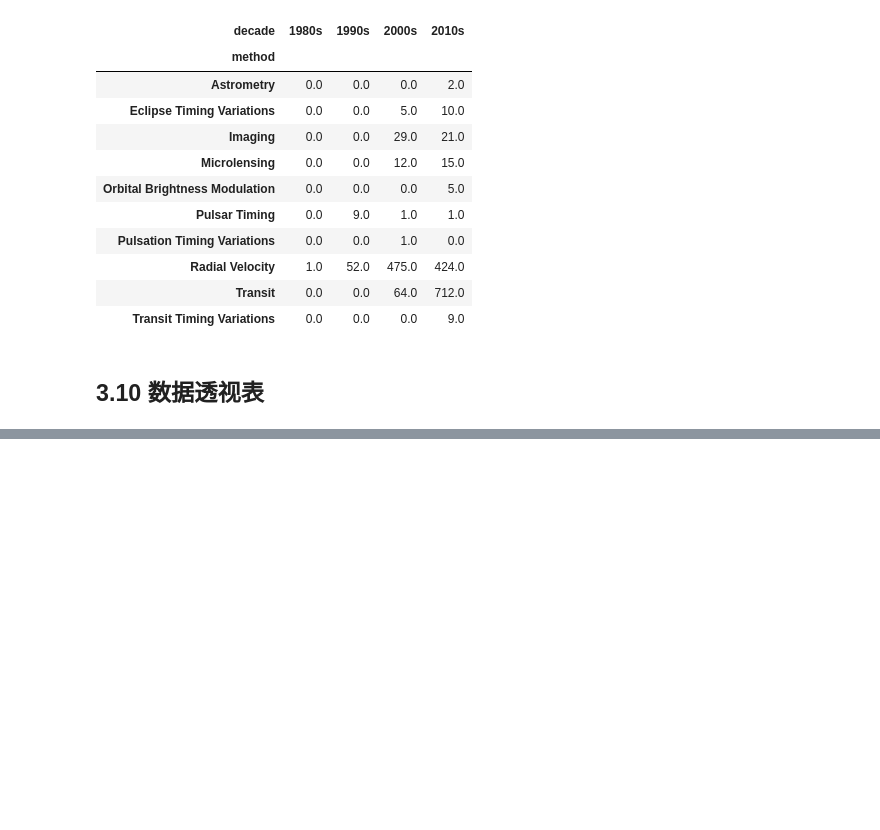
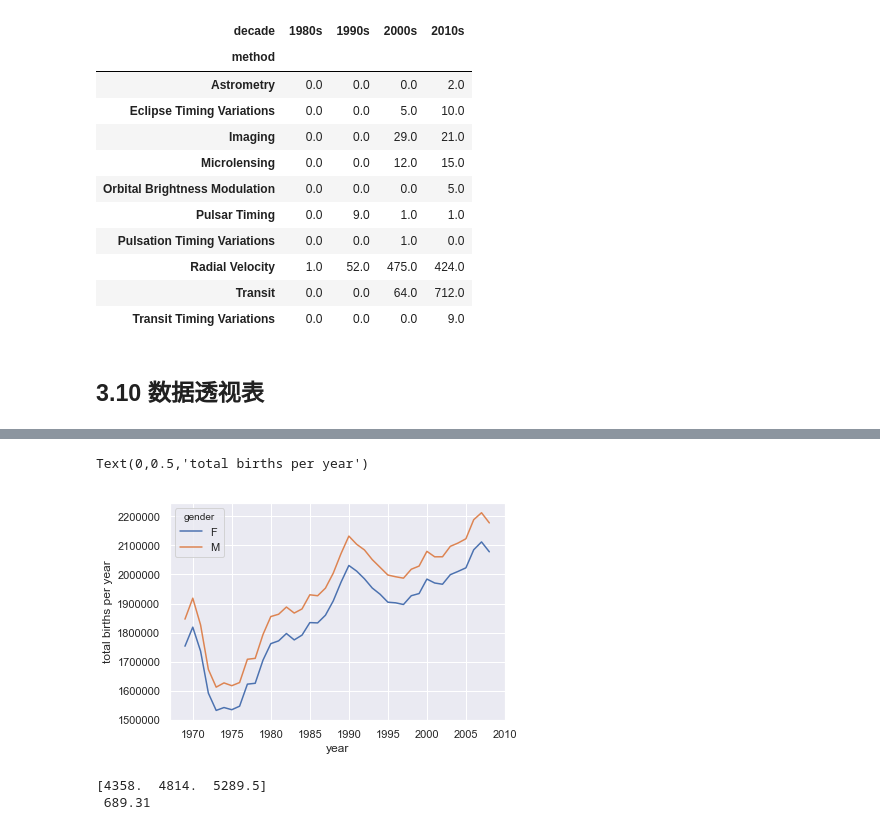
Before and after one commit to Alexzsh/PythonTrick, a Jupyter notebook: np & plt.ipynb, the cells around one changed output, grey strips where cells are left out. Drawn from its saved outputs; the diff is of its cells as text; code cells hidden in the pictures; blank space fills up the shorter version.

```diff
--- a/np & plt.ipynb
+++ b/np & plt.ipynb
@@ -2593,0 +2711,3 @@ planets.groupby(['method',decade])['number'].sum().unstack().fillna(0)
+# %%
+births=pd.read_csv('DataSciData/births.csv')
+births.head()
@@ -2593,0 +2721,3 @@ planets.groupby(['method',decade])['number'].sum().unstack().fillna(0)
+# %%
+births['decade']=10*(births['year']//10)
+births.pivot_table('births',index='decade',columns='gender',aggfunc='sum')
@@ -2593,0 +2732,18 @@ planets.groupby(['method',decade])['number'].sum().unstack().fillna(0)
+# %%
+births.pivot_table('births',index='year',columns='gender',aggfunc='sum').plot()
+plt.ylabel('total births per year')
+# %% [output]
+Text(0,0.5,'total births per year')
+[figure, added]
+# %%
+'''
+消除由于输错了日期而造成的异常点，或是缺失值
+使用稳定的sigma消除法，按照正态分布划定范围
+'''
+quartiles=np.percentile(births['births'],[25,50,75])
+mu=quartiles[1]
+sig=0.74*(quartiles[2]-quartiles[0])
+print(quartiles,'\n',sig)
+# %% [output]
+[4358.  4814.  5289.5]
+ 689.31
```
Also changed, not shown: parts of 23 cells of this notebook, 2 other files.
